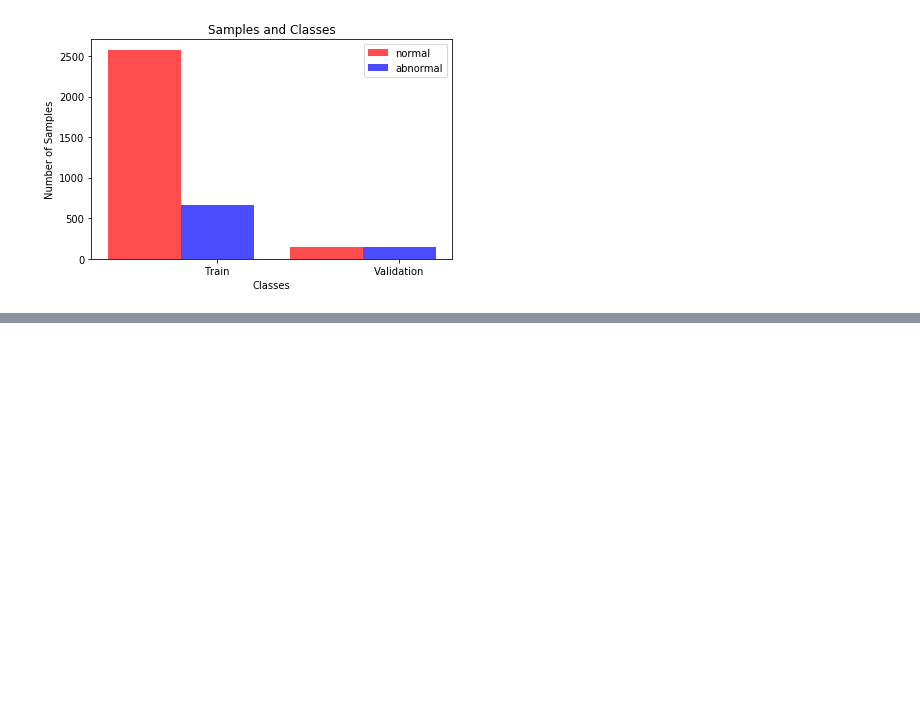
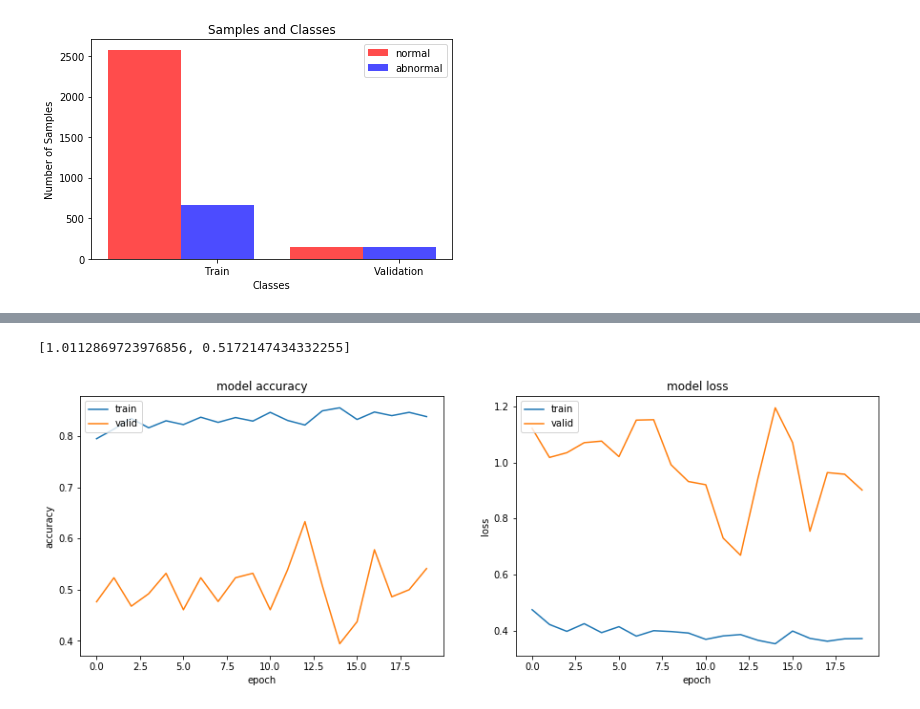
Before and after one commit to MohamedFawzy/ML-projects, a Jupyter notebook: source/heartbeats/FCN.ipynb, the cells around one changed output, grey strips where cells are left out. Drawn from its saved outputs; the diff is of its cells as text; code cells hidden in the pictures; blank space fills up the shorter version.

```diff
--- a/source/heartbeats/Heartbeat-sounds.0.0.3.ipynb
+++ b/source/heartbeats/FCN.ipynb
@@ -27,0 +379,15 @@ Found 301 images belonging to 2 classes.
+# %%
+Image_width, Image_height = 300, 300
+Training_Epochs = 20
+Batch_Size = 64
+# %%
+print ('lr = {}'.format(K.get_value(model.optimizer.lr)))
+hist = model.fit_generator(
+    train_generator,
+    epochs=Training_Epochs,
+    verbose=1,
+    steps_per_epoch=num_train_samples // Batch_Size,
+    validation_data=validation_generator,
+    validation_steps= num_validate_samples // Batch_Size,
+    class_weight='auto'
+)
@@ -27,0 +412,8 @@ Found 301 images belonging to 2 classes.
+# %%
+model.evaluate_generator(validation_generator, num_validate_samples)
+# %% [output]
+[1.0112869723976856, 0.5172147434332255]
+# %%
+results(hist)
+# %% [output]
+[figure, added]
```
Also changed, not shown: parts of 45 cells of this notebook, 7 other files.
